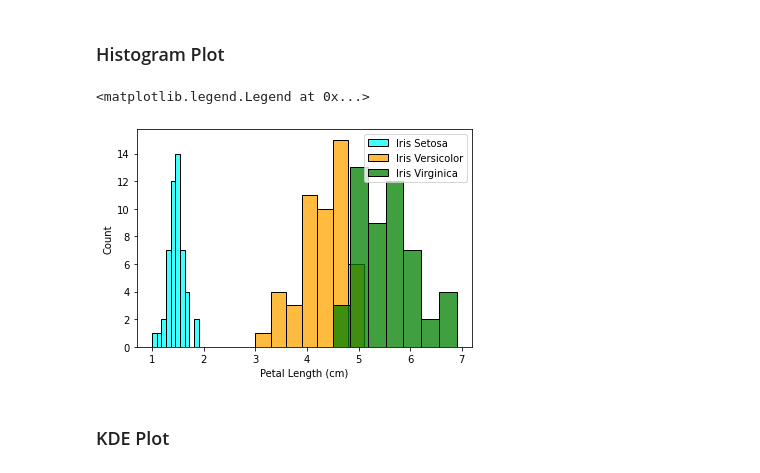
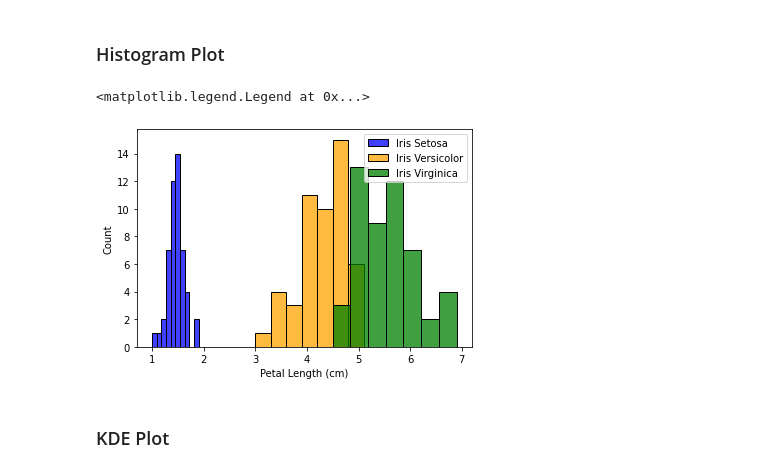
Before and after one commit to iobruno/kaggle-data-vis, a Jupyter notebook: notebooks/histograms.ipynb, the cells around one changed output. Drawn from its saved outputs; the diff is of its cells as text; code cells hidden in the pictures.

Commit message:
finished histogram exercise

```diff
--- a/notebooks/histograms.ipynb
+++ b/notebooks/histograms.ipynb
@@ -86,24 +86,29 @@ plt.legend()
 # %% [markdown]
 ### Histogram Plot
 # %%
-sns.histplot(data=iris_set_df['Petal Length (cm)'],
+iris_color = pd.concat([iris_set_df, iris_ver_df, iris_vir_df])
+
+sns.histplot(x='Petal Length (cm)',
+             data=iris_set_df,
              label="Iris Setosa",
-             color='cyan')
+             color='blue')
 
-sns.histplot(data=iris_ver_df['Petal Length (cm)'],
+sns.histplot(x='Petal Length (cm)',
+             data=iris_ver_df,
              label="Iris Versicolor",
              color='orange')
 
-sns.histplot(data=iris_vir_df['Petal Length (cm)'],
+sns.histplot(x='Petal Length (cm)',
+             data=iris_vir_df,
              label="Iris Virginica",
              color='green')
 
 plt.xlabel("Petal Length (cm)")
 plt.ylabel("Count")
 plt.legend()
 # %% [output]
 <matplotlib.legend.Legend at 0x...>
-[figure, old version]
+[figure, new version]
 # %% [markdown]
 ### KDE Plot
 # %%
```
Also changed, not shown: parts of 16 cells of this notebook.
